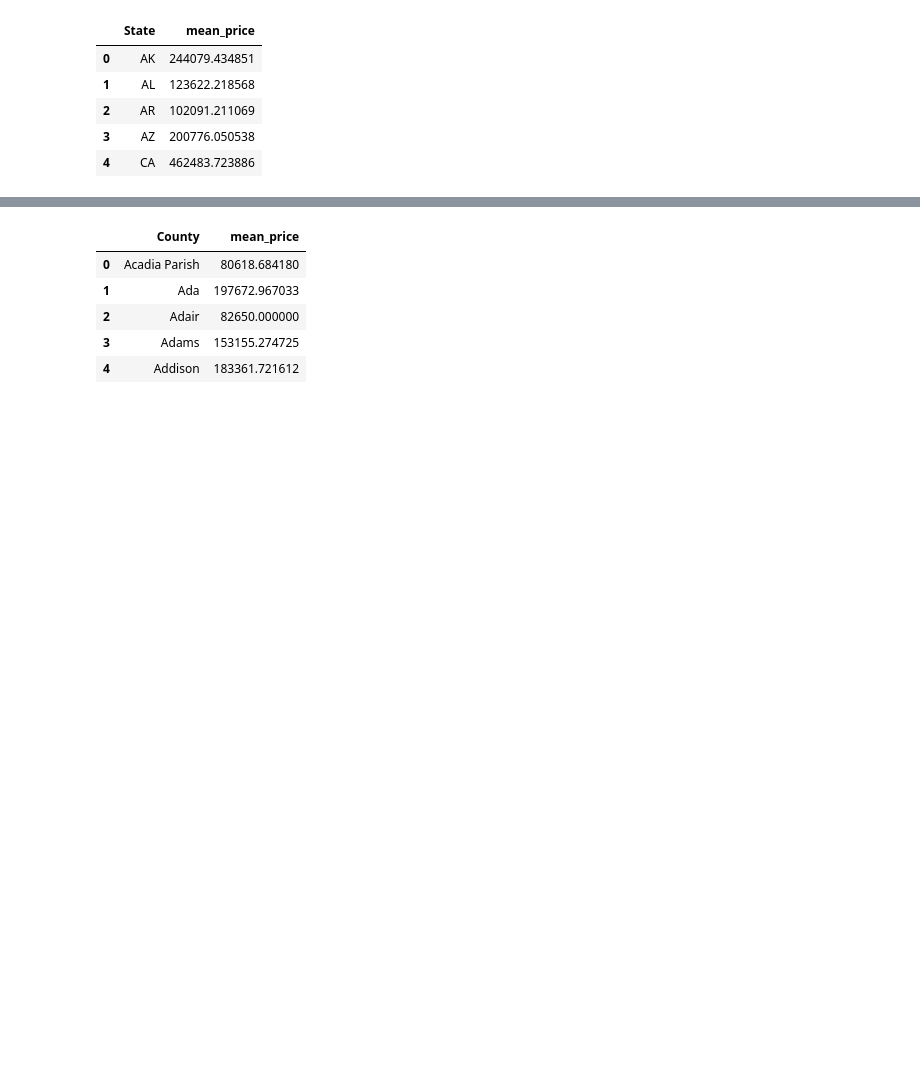
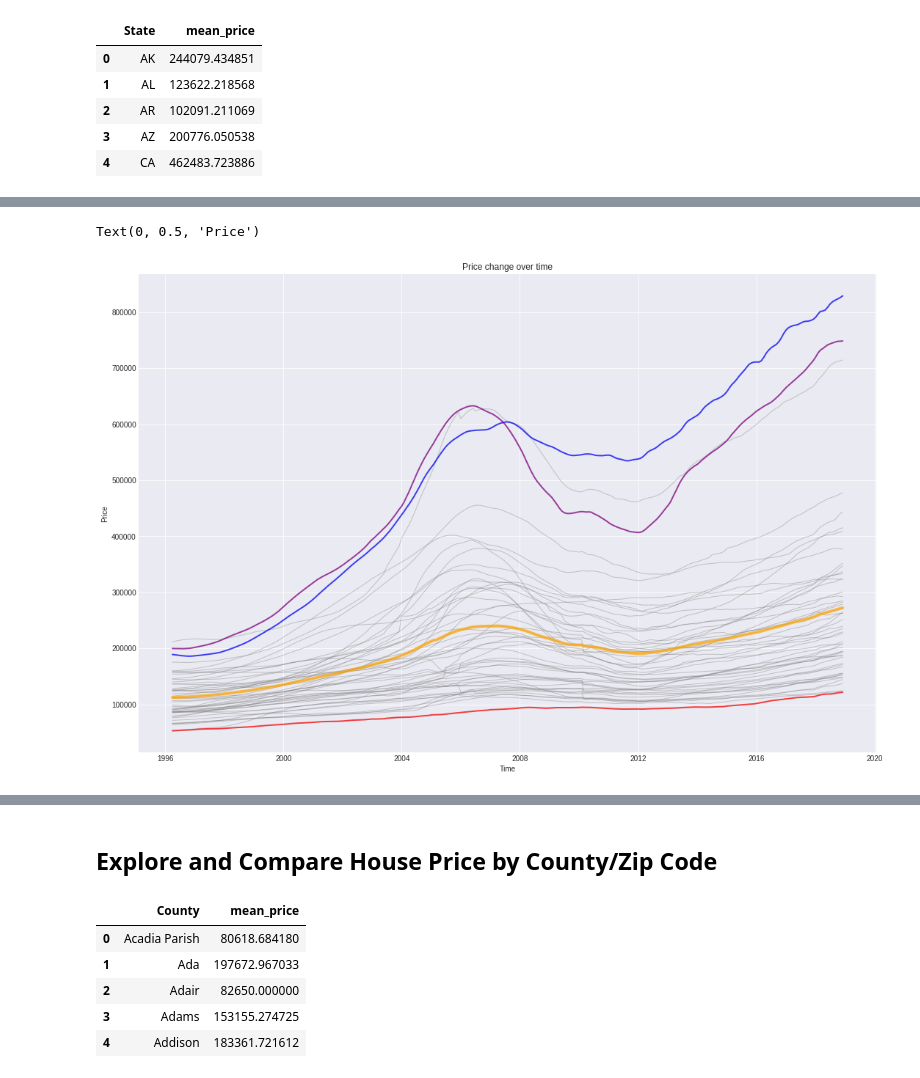
Before and after one commit to psylanrex/notebooks, a Jupyter notebook: re_main.ipynb, the cells around one changed output, grey strips where cells are left out. Drawn from its saved outputs; the diff is of its cells as text; code cells hidden in the pictures; blank space fills up the shorter version.

```diff
--- a/re_main.ipynb
+++ b/re_main.ipynb
@@ -131,0 +153,4 @@ house_price_by_state.head()
+# %%
+house_price_by_state = house_price_df[['State'] + list(price_extract)]
+house_price_by_state = house_price_by_state.groupby(['State'], as_index=False).mean()
+house_price_by_state.head()
@@ -131,0 +165,10 @@ house_price_by_state.head()
+# %%
+us_row_avg_price_by_time = pd.DataFrame(house_price_by_state.mean()).transpose()
+us_row_avg_price_by_time['State'] = 'US'
+house_price_by_state = house_price_by_state.append(us_row_avg_price_by_time)
+house_price_by_state.set_index('State', inplace=True)
+house_price_by_state = house_price_by_state.transpose()
+house_price_by_state.reset_index(inplace=True)
+house_price_by_state.rename(columns={'index': 'Time'}, inplace=True)
+house_price_by_state['Time'] = pd.to_datetime(house_price_by_state['Time'])
+house_price_by_state.head()
@@ -132,3 +189,23 @@ house_price_by_state.head()
+# %%
+plt.style.use('seaborn-darkgrid')
+fig, ax = plt.subplots(figsize=(18,12))
+
+for col in house_price_by_state.drop('Time', axis=1):
+  plt.plot(house_price_by_state['Time'], house_price_by_state[col], marker='', color='grey', linewidth=1, alpha=0.4)
+
+plt.plot(house_price_by_state['Time'], house_price_by_state['US'], marker='', color='orange', linewidth=4, alpha=0.7)
+plt.plot(house_price_by_state['Time'], house_price_by_state['DC'], marker='', color='blue', linewidth=2, alpha=0.7)
+plt.plot(house_price_by_state['Time'], house_price_by_state['OK'], marker='', color='red', linewidth=2, alpha=0.7)
+plt.plot(house_price_by_state['Time'], house_price_by_state['CA'], marker='', color='purple', linewidth=2, alpha=0.7)
+
+# plt.text(x=100, y=100, s='US', horizontalalignment='left', size='small', color='orange')
+
+plt.title("Price change over time", loc='center', fontsize=12, fontweight=0)
+plt.xlabel("Time")
+plt.ylabel("Price")
+# %% [output]
+Text(0, 0.5, 'Price')
+[figure, added]
 # %%
 url = 'https://raw.githubusercontent.com/python-visualization/folium/master/examples/data'
 state_geo = f'{url}/us-states.json'
@@ -149,5 +226,7 @@ house_price_map_by_state
 # %% [output]
 [interactive output not drawn]
+# %% [markdown]
+## Explore and Compare House Price by County/Zip Code
 # %%
 house_price_by_county = house_price_with_mean.groupby(['County'], as_index=False).mean()
 house_price_by_county = house_price_by_county[['County', 'mean_price']]
```
Also changed, not shown: parts of 13 cells of this notebook.
